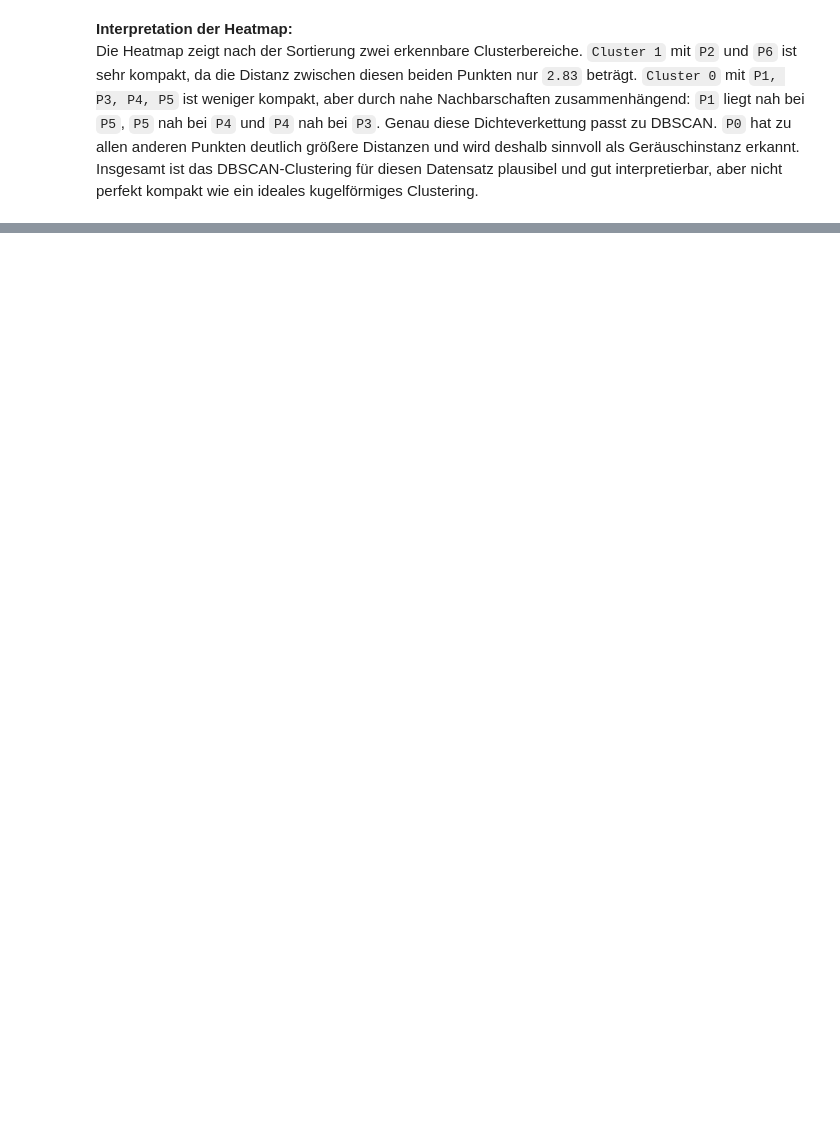
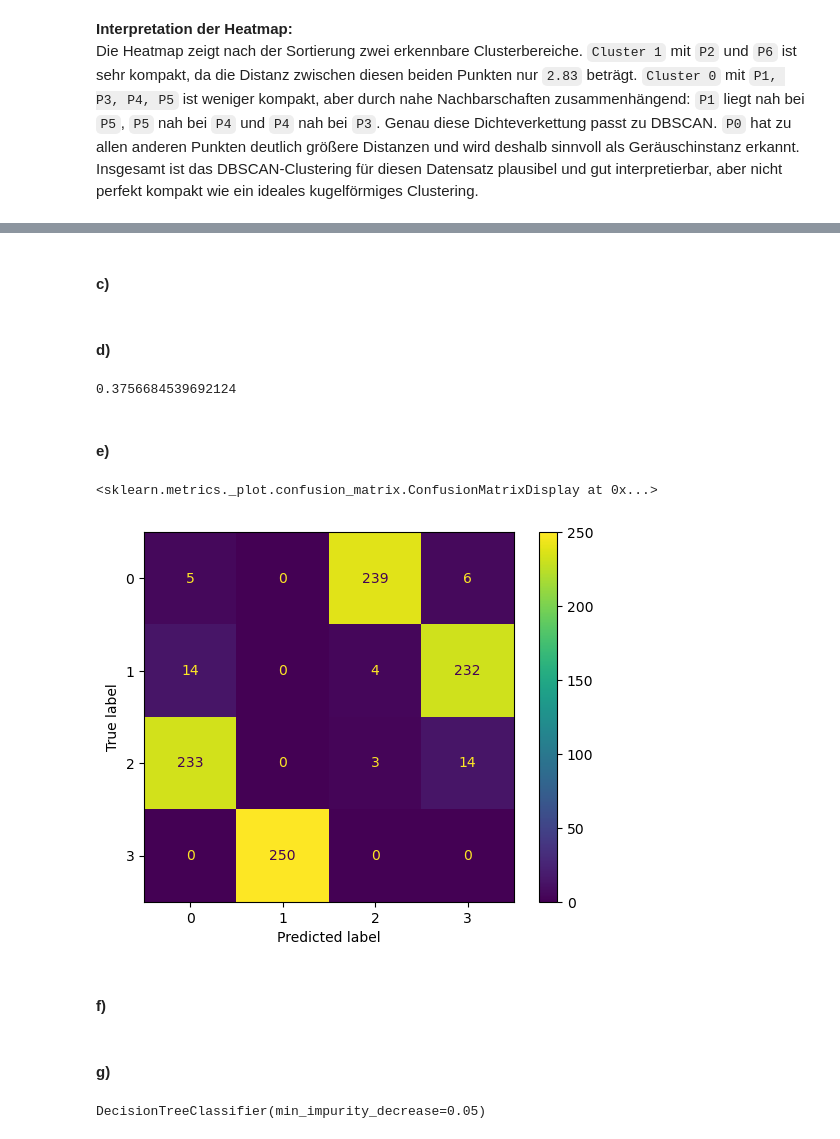
Before and after one commit to TieRub/DMg_2026, a Jupyter notebook: B2/Aufgabe-B2.ipynb, the cells around one changed output, grey strips where cells are left out. Cells and saved outputs as stored; diff of their text form; code cells hidden in the pictures; blank space fills up the shorter version.

```diff
--- a/B2/Aufgabe-B2.ipynb
+++ b/B2/Aufgabe-B2.ipynb
@@ -300,0 +355,26 @@ Die Heatmap zeigt nach der Sortierung zwei erkennbare Clusterbereiche. `Cluster
+# %% [markdown]
+#### c)
+# %%
+kmeans = sc.cluster.KMeans(n_clusters=4, random_state=random_state_0).fit(samples)
+kmeans_predict = kmeans.predict(samples)
+# %% [markdown]
+#### d)
+# %%
+kmeans_score = sc.metrics.silhouette_score(X=df, labels=kmeans_predict, random_state=random_state_0)
+print(kmeans_score)
+# Wir haben uns für silhoutte_score als metrik entschieden da hier mit angegeben wird wie zuverlässig ein wert dem richtigen cluster zugeordnet wird,wo bei 1 eine klare clusterzuordnung ist und -1 einer falschen cluster zuordnung entspricht.
+# entsprechend der metrik zeigt sich hier zwar eine zuordnung, die aber eher vage als zuverlässig ist.
+# %% [output]
+0.3756684539692124
+# %% [markdown]
+#### e)
+# %%
+confusion_matrix = sc.metrics.confusion_matrix(y_true=labels, y_pred=kmeans_predict)
+disp = sc.metrics.ConfusionMatrixDisplay(confusion_matrix = confusion_matrix)
+disp.plot()
+# wie in der Metrik schon zu erahnen war, wird eine Klassifizierung sehr zuverlässig durch geführt der rest ist aber fehlerhaft, eine Konfusionsmatrix ist insofern ein geeignetes werkzeug da hier gut zu erkennen ist in welchem verhältnis und bei welchem Clustern eine korrekte und eine fehlerhafte Klassifikation erfolgt ist.
+# %% [output]
+<sklearn.metrics._plot.confusion_matrix.ConfusionMatrixDisplay at 0x...>
+[figure, added]
+# %% [markdown]
+#### f)
@@ -300,0 +383,7 @@ Die Heatmap zeigt nach der Sortierung zwei erkennbare Clusterbereiche. `Cluster
+# %% [markdown]
+#### g)
+# %%
+clf = sc.tree.DecisionTreeClassifier(criterion="gini", min_impurity_decrease=0.05)
+clf.fit(X_train, y_train)
+# %% [output]
+DecisionTreeClassifier(min_impurity_decrease=0.05)
```
Also changed, not shown: parts of 42 cells of this notebook, 1 other file.
